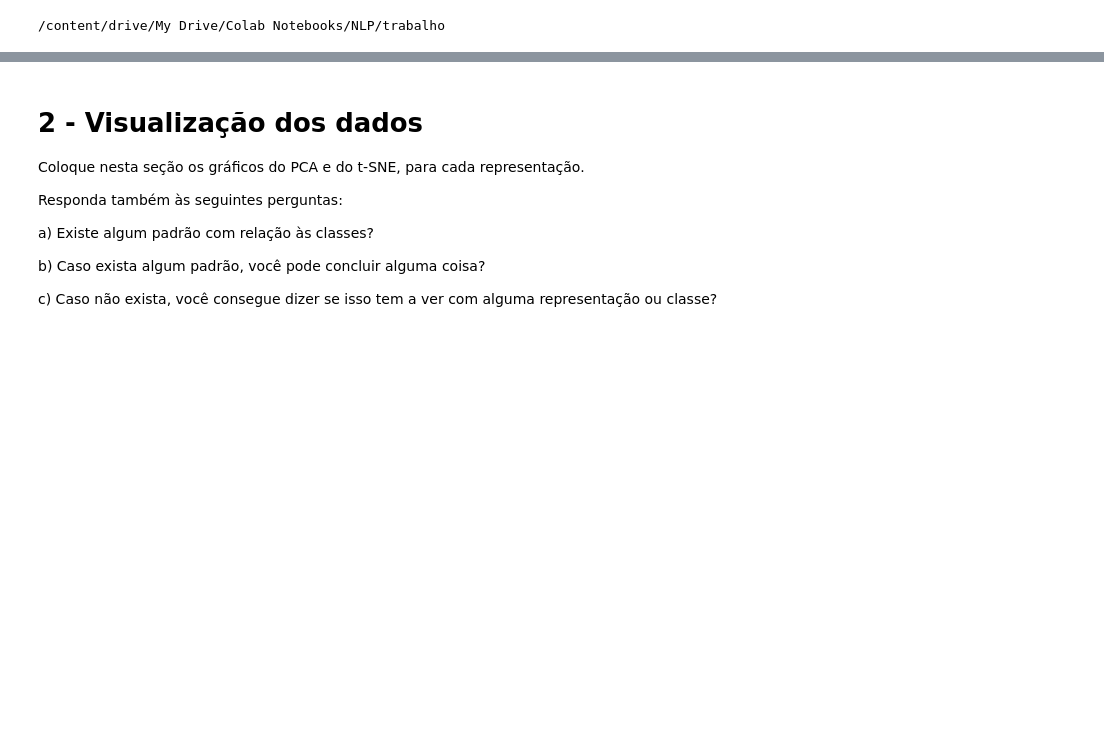
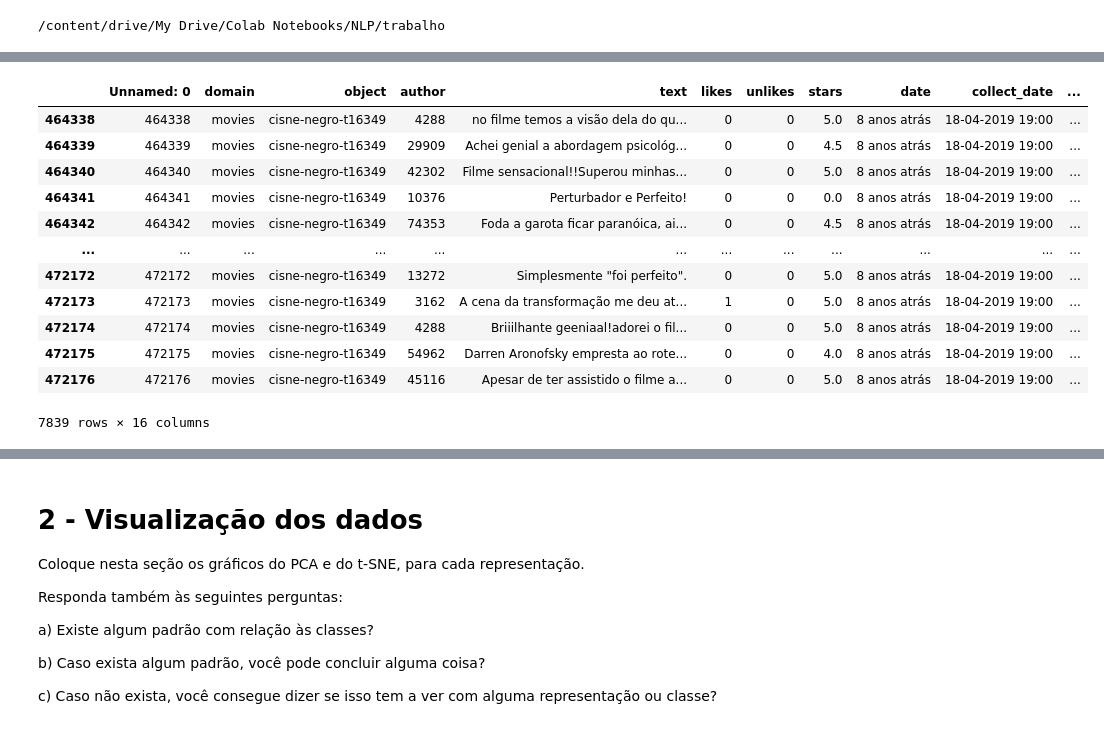
Before and after one commit to hericax/Pos, a Jupyter notebook: projeto_NLP/projeto_NLP.ipynb, the cells around one changed output, grey strips where cells are left out. Cells and saved outputs as stored; diff of their text form; code cells hidden in the pictures; blank space fills up the shorter version.

```diff
--- a/projeto_NLP/projeto_NLP.ipynb
+++ b/projeto_NLP/projeto_NLP.ipynb
@@ -39,0 +37,4 @@ TypeError: ignored
+# %%
+# abrindo o arquivo.
+df_util = pd.read_csv(r'C:\Users\Herica\Documents\Herica\Pos\GitHub\base\NLP\UTLCorpus.csv')
+df_util.head(3)
@@ -39,0 +70,6 @@ TypeError: ignored
+# %%
+# deletando os registros nulos
+qtde_anterior_nulos = df_util.shape[0]
+df_util.dropna(subset=['text'], inplace = True)
+qtde_pos_exclusao_nulos = df_util.shape[0]
+print ("Antes:", qtde_anterior_nulos, 'Depois:', qtde_pos_exclusao_nulos, 'Diferença:', qtde_anterior_nulos-qtde_pos_exclusao_nulos)
@@ -39,0 +172,18 @@ TypeError: ignored
+# %%
+# conforme observado acima, há repetição de registros
+# visualizando um dos registros
+df_util[df_util['object'] == 'cisne-negro-t16349']
+# %% [output]
+|  | Unnamed: 0 | domain | object | author | text | likes | unlikes | stars | date | collect_date | ... |
+| 464338 | 464338 | movies | cisne-negro-t16349 | 4288 | no filme temos a visão dela do qu... | 0 | 0 | 5.0 | 8 anos atrás | 18-04-2019 19:00 | ... |
+| 464339 | 464339 | movies | cisne-negro-t16349 | 29909 | Achei genial a abordagem psicológ... | 0 | 0 | 4.5 | 8 anos atrás | 18-04-2019 19:00 | ... |
+| 464340 | 464340 | movies | cisne-negro-t16349 | 42302 | Filme sensacional!!Superou minhas... | 0 | 0 | 5.0 | 8 anos atrás | 18-04-2019 19:00 | ... |
+| 464341 | 464341 | movies | cisne-negro-t16349 | 10376 | Perturbador e Perfeito! | 0 | 0 | 0.0 | 8 anos atrás | 18-04-2019 19:00 | ... |
+| 464342 | 464342 | movies | cisne-negro-t16349 | 74353 | Foda a garota ficar paranóica, ai... | 0 | 0 | 4.5 | 8 anos atrás | 18-04-2019 19:00 | ... |
+| ... | ... | ... | ... | ... | ... | ... | ... | ... | ... | ... | ... |
+| 472172 | 472172 | movies | cisne-negro-t16349 | 13272 | Simplesmente "foi perfeito". | 0 | 0 | 5.0 | 8 anos atrás | 18-04-2019 19:00 | ... |
+| 472173 | 472173 | movies | cisne-negro-t16349 | 3162 | A cena da transformação me deu at... | 1 | 0 | 5.0 | 8 anos atrás | 18-04-2019 19:00 | ... |
+| 472174 | 472174 | movies | cisne-negro-t16349 | 4288 | Briiilhante geeniaal!adorei o fil... | 0 | 0 | 5.0 | 8 anos atrás | 18-04-2019 19:00 | ... |
+| 472175 | 472175 | movies | cisne-negro-t16349 | 54962 | Darren Aronofsky empresta ao rote... | 0 | 0 | 4.0 | 8 anos atrás | 18-04-2019 19:00 | ... |
+| 472176 | 472176 | movies | cisne-negro-t16349 | 45116 | Apesar de ter assistido o filme a... | 0 | 0 | 5.0 | 8 anos atrás | 18-04-2019 19:00 | ... |
+7839 rows × 16 columns
```
Also changed, not shown: parts of 36 cells of this notebook.
